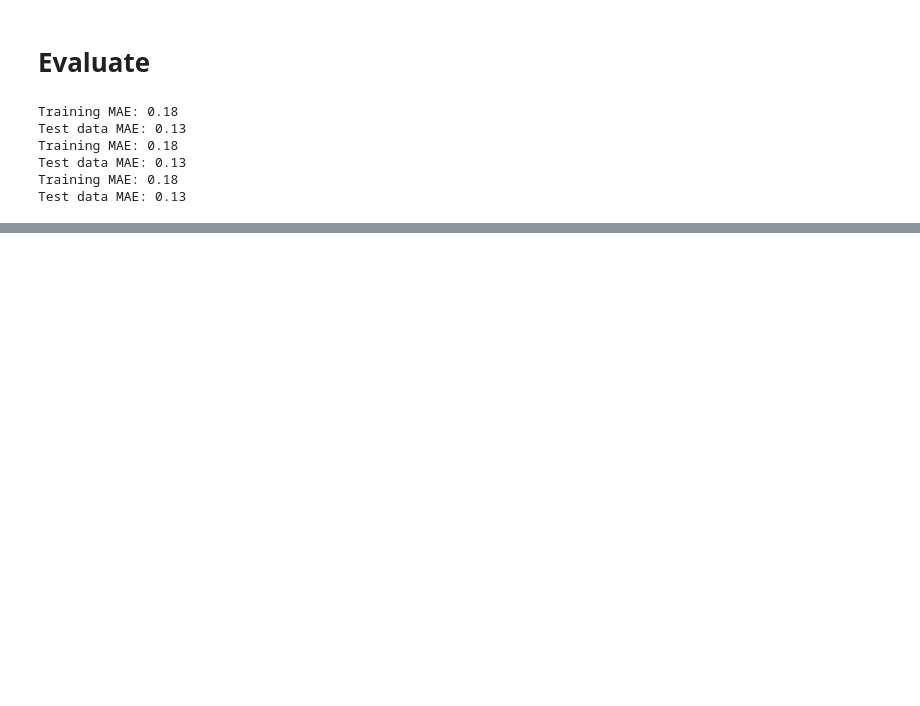
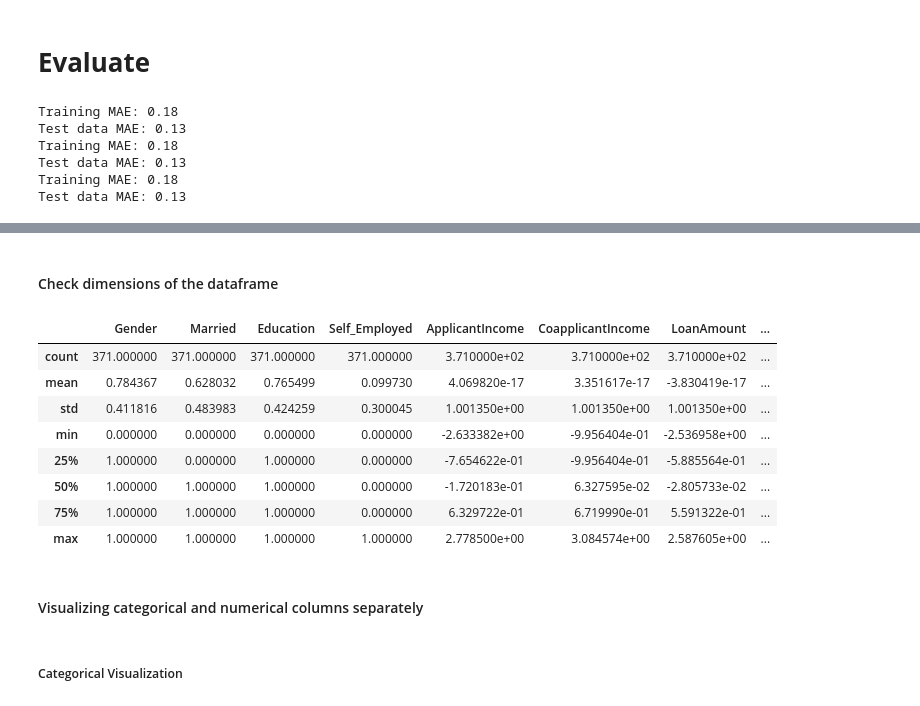
Before and after one commit to Triakshan/MLG382--Project1-Group-C-, a Jupyter notebook: MLG382- Project 1- Group C/notebooks/src/prepare_data.ipynb, the cells around one changed output, grey strips where cells are left out. Drawn from its saved outputs; the diff is of its cells as text; code cells hidden in the pictures; blank space fills up the shorter version.

```diff
--- a/MLG382- Project 1- Group C/notebooks/src/prepare_data.ipynb
+++ b/MLG382- Project 1- Group C/notebooks/src/prepare_data.ipynb
@@ -551,0 +569,18 @@ Test data MAE: 0.13
+# %% [markdown]
+#### Check dimensions of the dataframe
+# %%
+df.describe()
+# %% [output]
+|  | Gender | Married | Education | Self_Employed | ApplicantIncome | CoapplicantIncome | LoanAmount | ... |
+| count | 371.000000 | 371.000000 | 371.000000 | 371.000000 | 3.710000e+02 | 3.710000e+02 | 3.710000e+02 | ... |
+| mean | 0.784367 | 0.628032 | 0.765499 | 0.099730 | 4.069820e-17 | 3.351617e-17 | -3.830419e-17 | ... |
+| std | 0.411816 | 0.483983 | 0.424259 | 0.300045 | 1.001350e+00 | 1.001350e+00 | 1.001350e+00 | ... |
+| min | 0.000000 | 0.000000 | 0.000000 | 0.000000 | -2.633382e+00 | -9.956404e-01 | -2.536958e+00 | ... |
+| 25% | 1.000000 | 0.000000 | 1.000000 | 0.000000 | -7.654622e-01 | -9.956404e-01 | -5.885564e-01 | ... |
+| 50% | 1.000000 | 1.000000 | 1.000000 | 0.000000 | -1.720183e-01 | 6.327595e-02 | -2.805733e-02 | ... |
+| 75% | 1.000000 | 1.000000 | 1.000000 | 0.000000 | 6.329722e-01 | 6.719990e-01 | 5.591322e-01 | ... |
+| max | 1.000000 | 1.000000 | 1.000000 | 1.000000 | 2.778500e+00 | 3.084574e+00 | 2.587605e+00 | ... |
+# %% [markdown]
+#### Visualizing categorical and numerical columns separately
+# %% [markdown]
+##### Categorical Visualization
```
Also changed, not shown: parts of 13 cells of this notebook.
